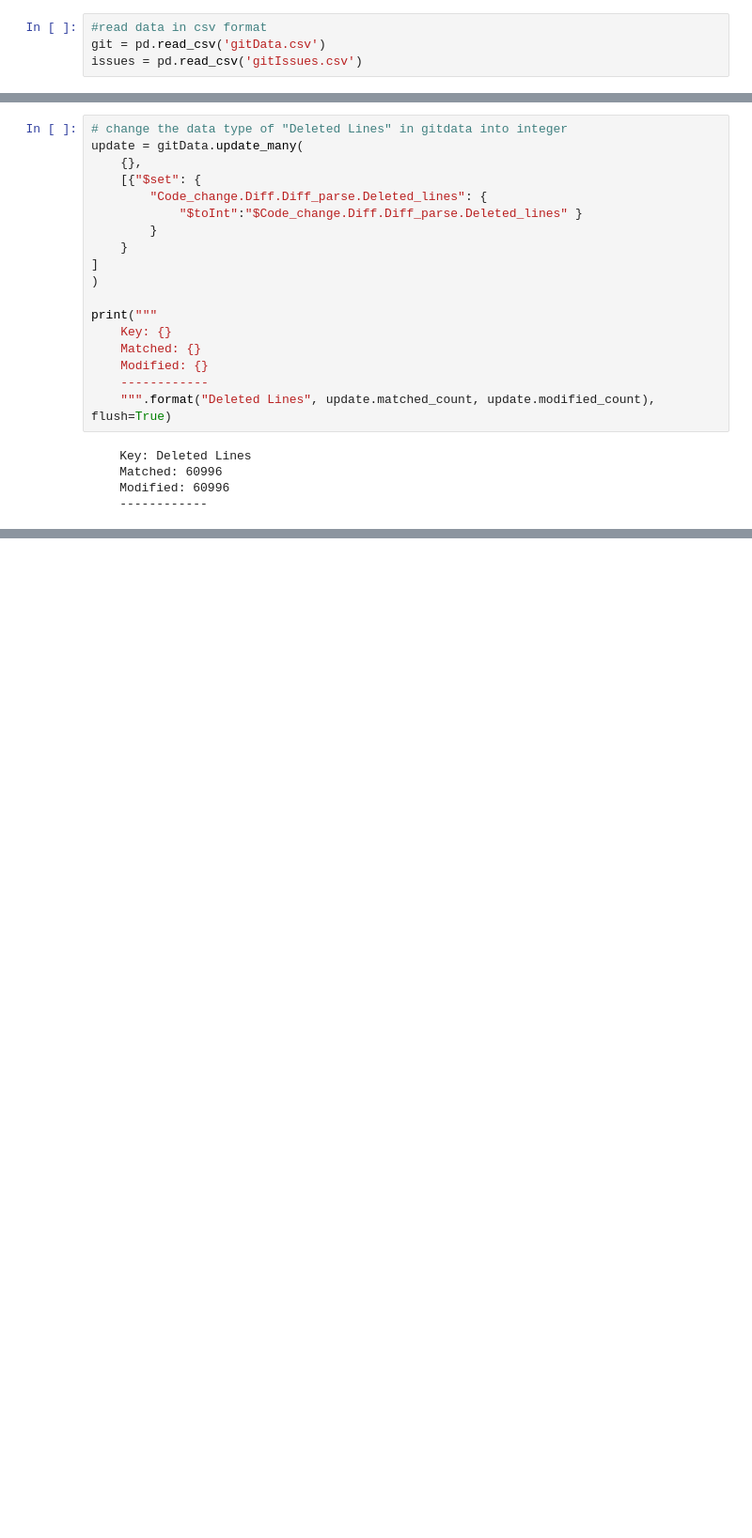
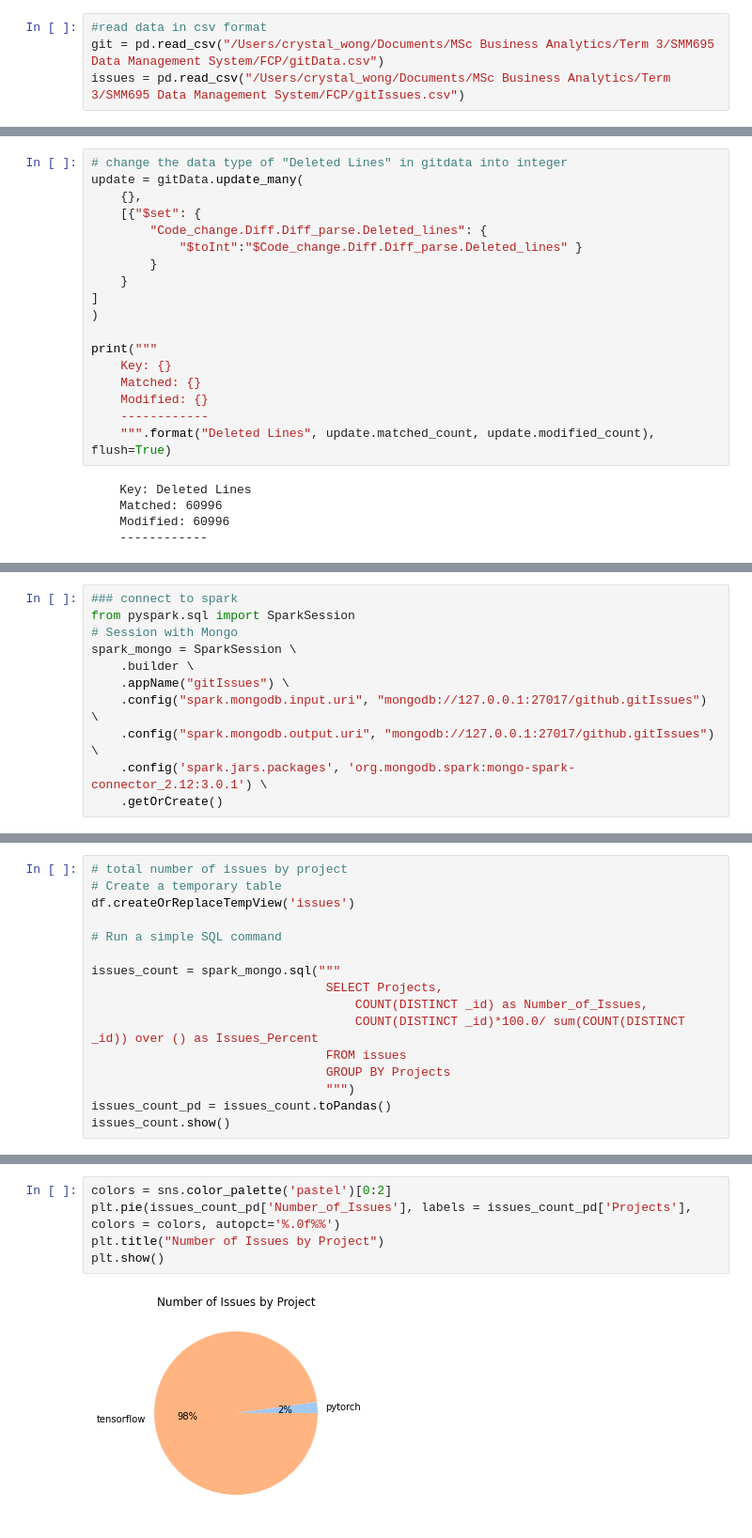
Before and after one commit to crystalwongcy/database_management, a Jupyter notebook: DMS.ipynb, the cells around one changed output, grey strips where cells are left out. Shown at 94% size. Cells and saved outputs as stored; diff of their text form; blank space fills up the shorter version.

```diff
--- a/DMS.ipynb
+++ b/DMS.ipynb
@@ -6,7 +11,7 @@ from pymongo import MongoClient
 # %%
 #read data in csv format
-git = pd.read_csv('gitData.csv')
-issues = pd.read_csv('gitIssues.csv')
+git = pd.read_csv("/Users/crystal_wong/Documents/MSc Business Analytics/Term 3/SMM695 Data Management System/FCP/gitData.csv")
+issues = pd.read_csv("/Users/crystal_wong/Documents/MSc Business Analytics/Term 3/SMM695 Data Management System/FCP/gitIssues.csv")
 # %%
 # check the shape of the data
 print(git.shape)
@@ -689,0 +753,11 @@ print("""
+# %%
+### connect to spark
+from pyspark.sql import SparkSession
+# Session with Mongo
+spark_mongo = SparkSession \
+    .builder \
+    .appName("gitIssues") \
+    .config("spark.mongodb.input.uri", "mongodb://127.0.0.1:27017/github.gitIssues") \
+    .config("spark.mongodb.output.uri", "mongodb://127.0.0.1:27017/github.gitIssues") \
+    .config('spark.jars.packages', 'org.mongodb.spark:mongo-spark-connector_2.12:3.0.1') \
+    .getOrCreate()
@@ -689,0 +808,16 @@ print("""
+# %%
+# total number of issues by project
+# Create a temporary table
+df.createOrReplaceTempView('issues')
+
+# Run a simple SQL command
+
+issues_count = spark_mongo.sql("""
+                                SELECT Projects,
+                                    COUNT(DISTINCT _id) as Number_of_Issues,
+                                    COUNT(DISTINCT _id)*100.0/ sum(COUNT(DISTINCT _id)) over () as Issues_Percent
+                                FROM issues
+                                GROUP BY Projects
+                                """)
+issues_count_pd = issues_count.toPandas()
+issues_count.show()
@@ -689,0 +834,7 @@ print("""
+# %%
+colors = sns.color_palette('pastel')[0:2]
+plt.pie(issues_count_pd['Number_of_Issues'], labels = issues_count_pd['Projects'], colors = colors, autopct='%.0f%%')
+plt.title("Number of Issues by Project")
+plt.show()
+# %% [output]
+[figure, added]
```
Also changed, not shown: parts of 45 cells of this notebook.
